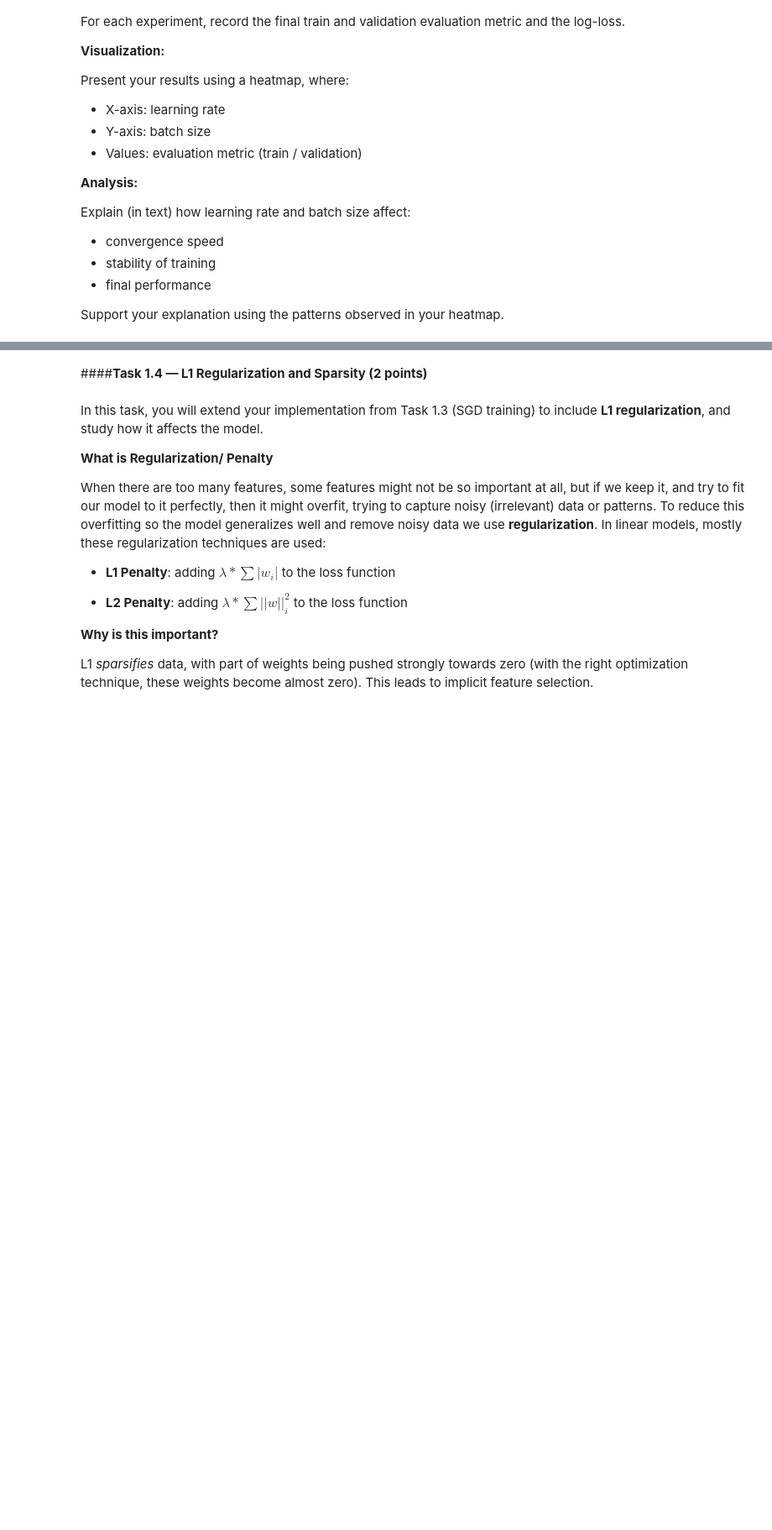
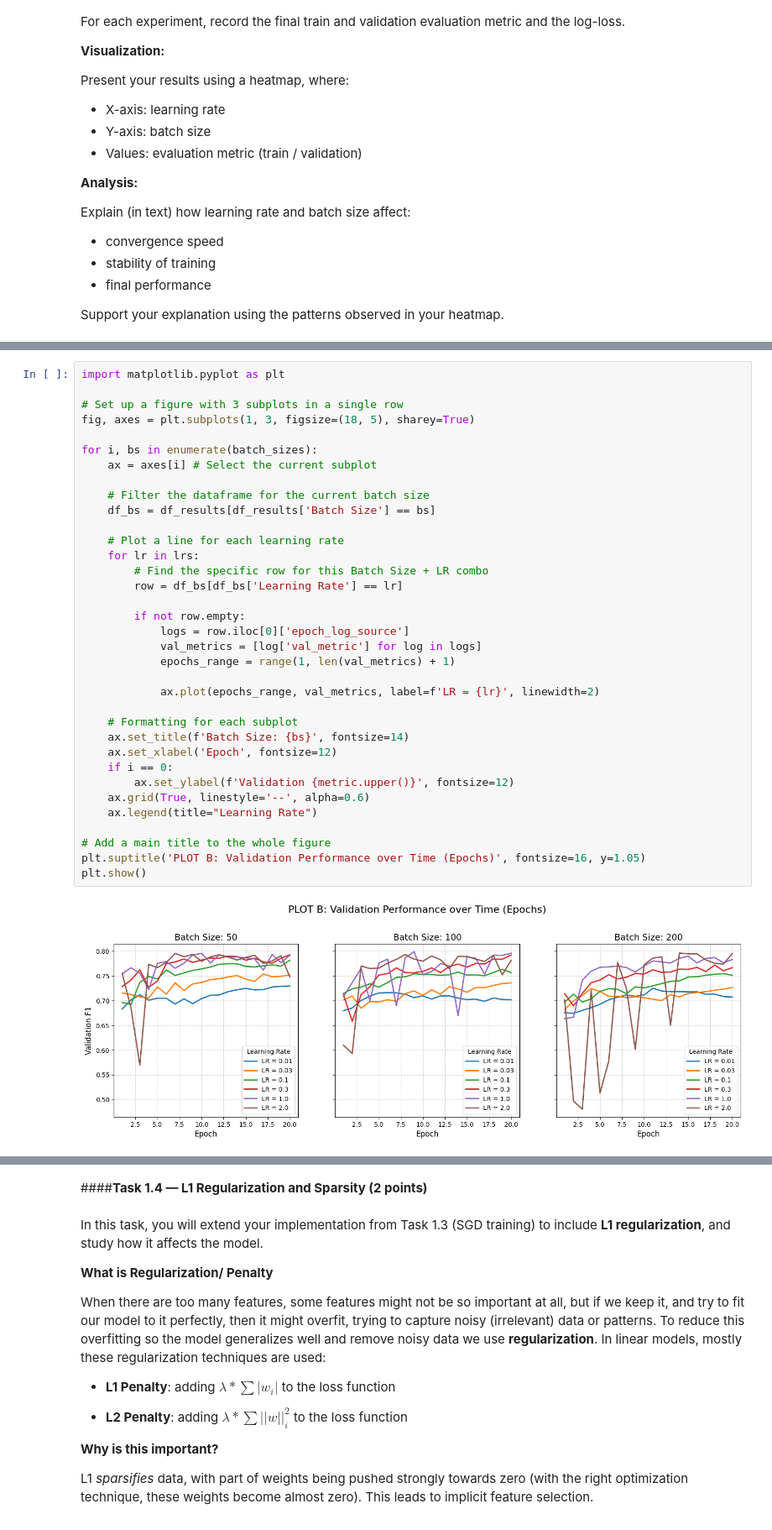
Before and after one commit to MariiaOsokina/LLM_Architecture---Nebius-hometask, a Jupyter notebook: Copy_of_LLM_Architectures,_hometask_1.ipynb, the cells around one changed output, grey strips where cells are left out. Shown at 84% size. Cells and saved outputs as stored; diff of their text form; blank space fills up the shorter version.

```diff
--- a/Copy_of_LLM_Architectures,_hometask_1.ipynb
+++ b/Copy_of_LLM_Architectures,_hometask_1.ipynb
@@ -718 +772,38 @@ Training: LR=1.0, Batch Size=200...
+# %%
+import matplotlib.pyplot as plt
+
+# Set up a figure with 3 subplots in a single row
+fig, axes = plt.subplots(1, 3, figsize=(18, 5), sharey=True)
+
+for i, bs in enumerate(batch_sizes):
+    ax = axes[i] # Select the current subplot
+
+    # Filter the dataframe for the current batch size
+    df_bs = df_results[df_results['Batch Size'] == bs]
+
+    # Plot a line for each learning rate
+    for lr in lrs:
+        # Find the specific row for this Batch Size + LR combo
+        row = df_bs[df_bs['Learning Rate'] == lr]
+
+        if not row.empty:
+            logs = row.iloc[0]['epoch_log_source']
+            val_metrics = [log['val_metric'] for log in logs]
+            epochs_range = range(1, len(val_metrics) + 1)
+
+            ax.plot(epochs_range, val_metrics, label=f'LR = {lr}', linewidth=2)
+
+    # Formatting for each subplot
+    ax.set_title(f'Batch Size: {bs}', fontsize=14)
+    ax.set_xlabel('Epoch', fontsize=12)
+    if i == 0:
+        ax.set_ylabel(f'Validation {metric.upper()}', fontsize=12)
+    ax.grid(True, linestyle='--', alpha=0.6)
+    ax.legend(title="Learning Rate")
+
+# Add a main title to the whole figure
+plt.suptitle('PLOT B: Validation Performance over Time (Epochs)', fontsize=16, y=1.05)
+plt.show()
+# %% [output]
+[figure, added]
 # %%
```
Also changed, not shown: parts of 23 cells of this notebook.
